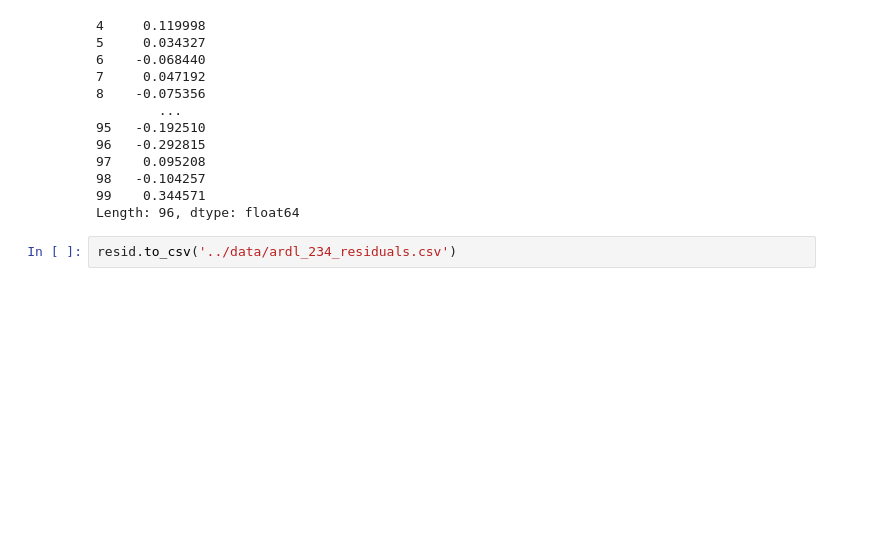
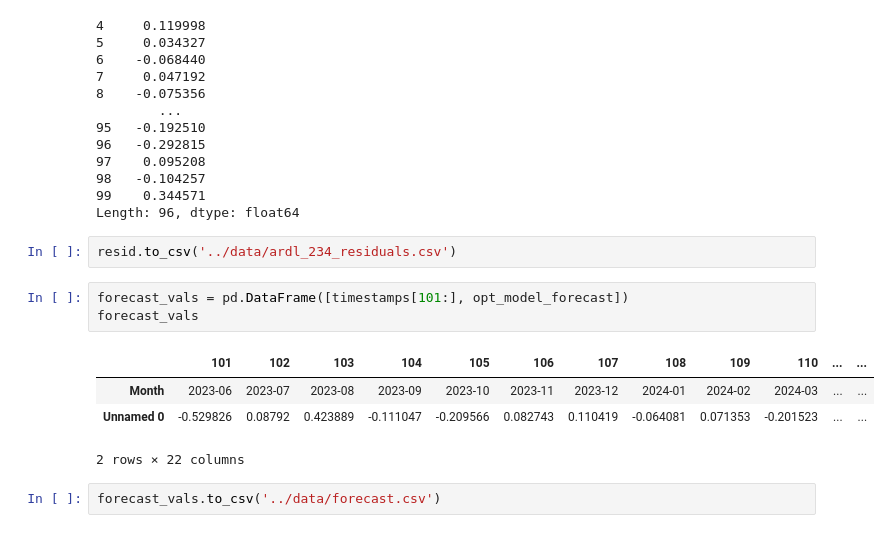
Before and after one commit to BlueSky2407/ae-assignment-3, a Jupyter notebook: src/deseasoned_ardl.ipynb, the cells around one changed output. Cells and saved outputs as stored; diff of their text form; blank space fills up the shorter version.

Commit message:
create forecast csv

```diff
--- a/src/deseasoned_ardl.ipynb
+++ b/src/deseasoned_ardl.ipynb
@@ -138,3 +138,13 @@ resid
 Length: 96, dtype: float64
 # %%
 resid.to_csv('../data/ardl_234_residuals.csv')
+# %%
+forecast_vals = pd.DataFrame([timestamps[101:], opt_model_forecast])
+forecast_vals
+# %% [output]
+|  | 101 | 102 | 103 | 104 | 105 | 106 | 107 | 108 | 109 | 110 | ... | ... |
+| Month | 2023-06 | 2023-07 | 2023-08 | 2023-09 | 2023-10 | 2023-11 | 2023-12 | 2024-01 | 2024-02 | 2024-03 | ... | ... |
+| Unnamed 0 | -0.529826 | 0.08792 | 0.423889 | -0.111047 | -0.209566 | 0.082743 | 0.110419 | -0.064081 | 0.071353 | -0.201523 | ... | ... |
+2 rows × 22 columns
+# %%
+forecast_vals.to_csv('../data/forecast.csv')
```
Also changed, not shown: 1 other file.
